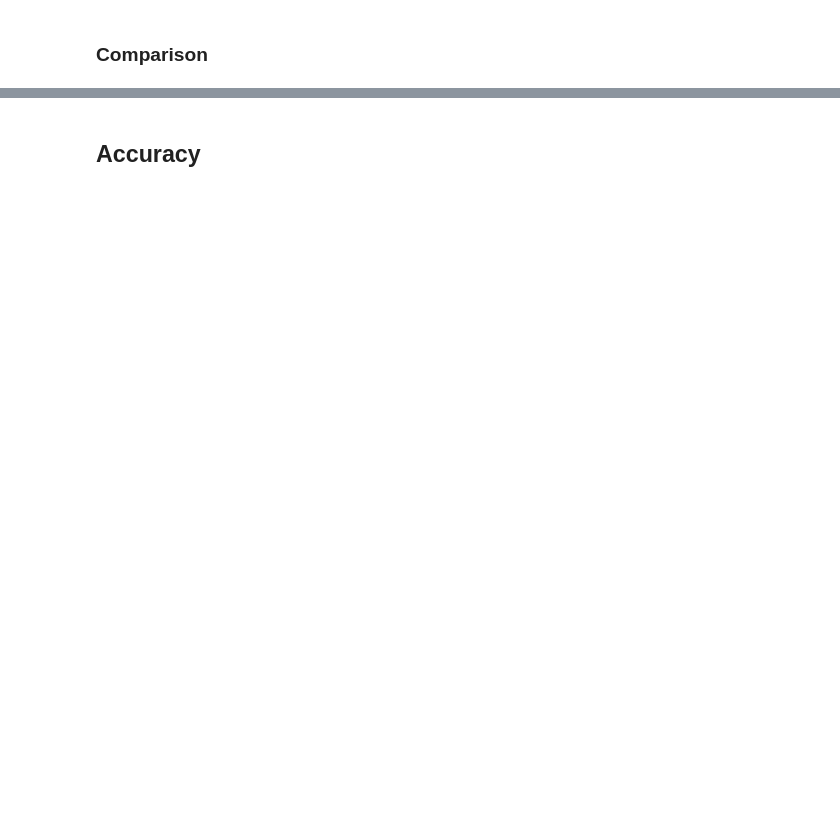
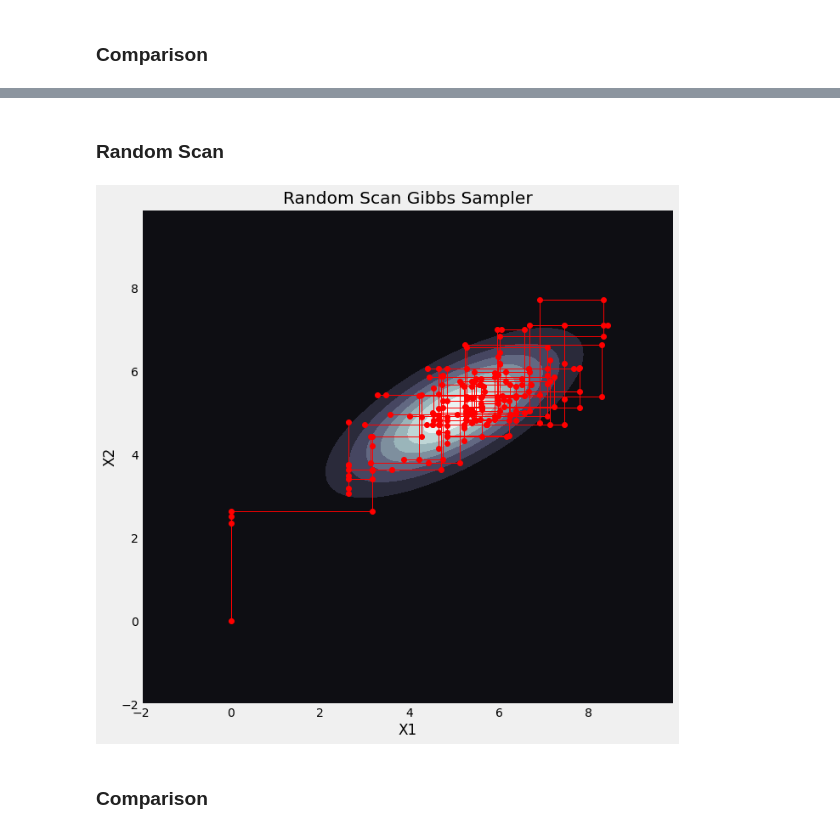
Before and after one commit to I-Bouros/seqgibbs, a Jupyter notebook: seqgibbs/examples/comparison.ipynb, the cells around one changed output, grey strips where cells are left out. Cells and saved outputs as stored; diff of their text form; code cells hidden in the pictures; blank space fills up the shorter version.

```diff
--- a/seqgibbs/examples/comparison.ipynb
+++ b/seqgibbs/examples/comparison.ipynb
@@ -103,2 +153,26 @@ comparison_time_matrix = pd.DataFrame({
+# %% [markdown]
+### Random Scan
+# %%
+# Plot target distribution in white and grey
+
+fig = plt.figure(figsize=(10,10))
+ax0 = fig.add_subplot(111)
+ax0.contourf(x, y, rv.pdf(pos), cmap=plt.cm.bone)
+
+rand_chain1 = rand_sampler.run(num_cycles=200)
+
+# Separate the 1st and second dimensions of the states in the chain and
+# plot the Gibbs sampler steps
+rand_gibbs_x1 = np.asarray(rand_chain1)[:,0].tolist()
+rand_gibbs_x2 = np.asarray(rand_chain1)[:,1].tolist()
+
+plt.plot(rand_gibbs_x1, rand_gibbs_x2, marker='o', c='r', linewidth=1)
+
+plt.xlabel('X1')
+plt.ylabel('X2')
+plt.title('Random Scan Gibbs Sampler')
+plt.show()
+# %% [output]
+[figure, added]
 # %% [markdown]
-## Accuracy
+### Comparison
```
Also changed, not shown: parts of 10 cells of this notebook, 1 other file.
